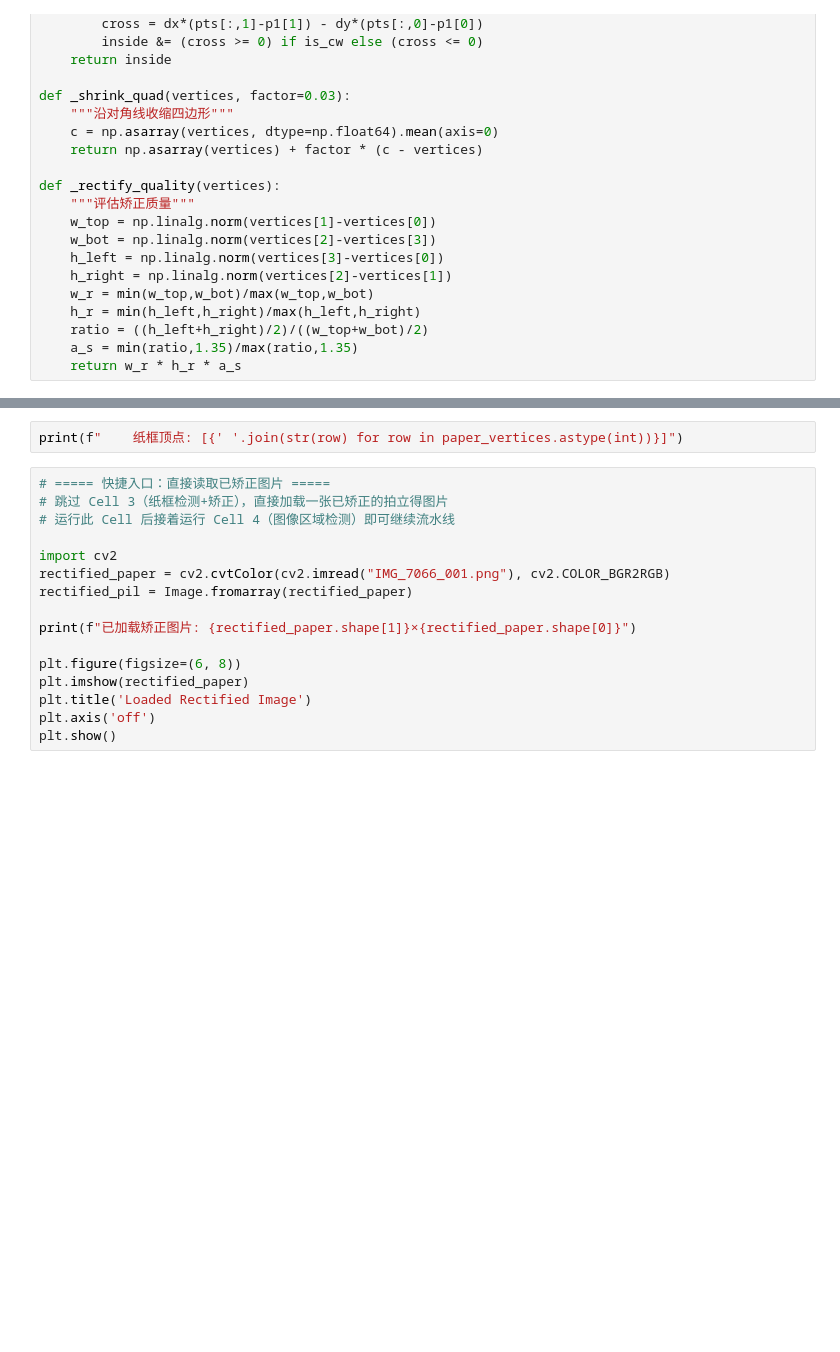
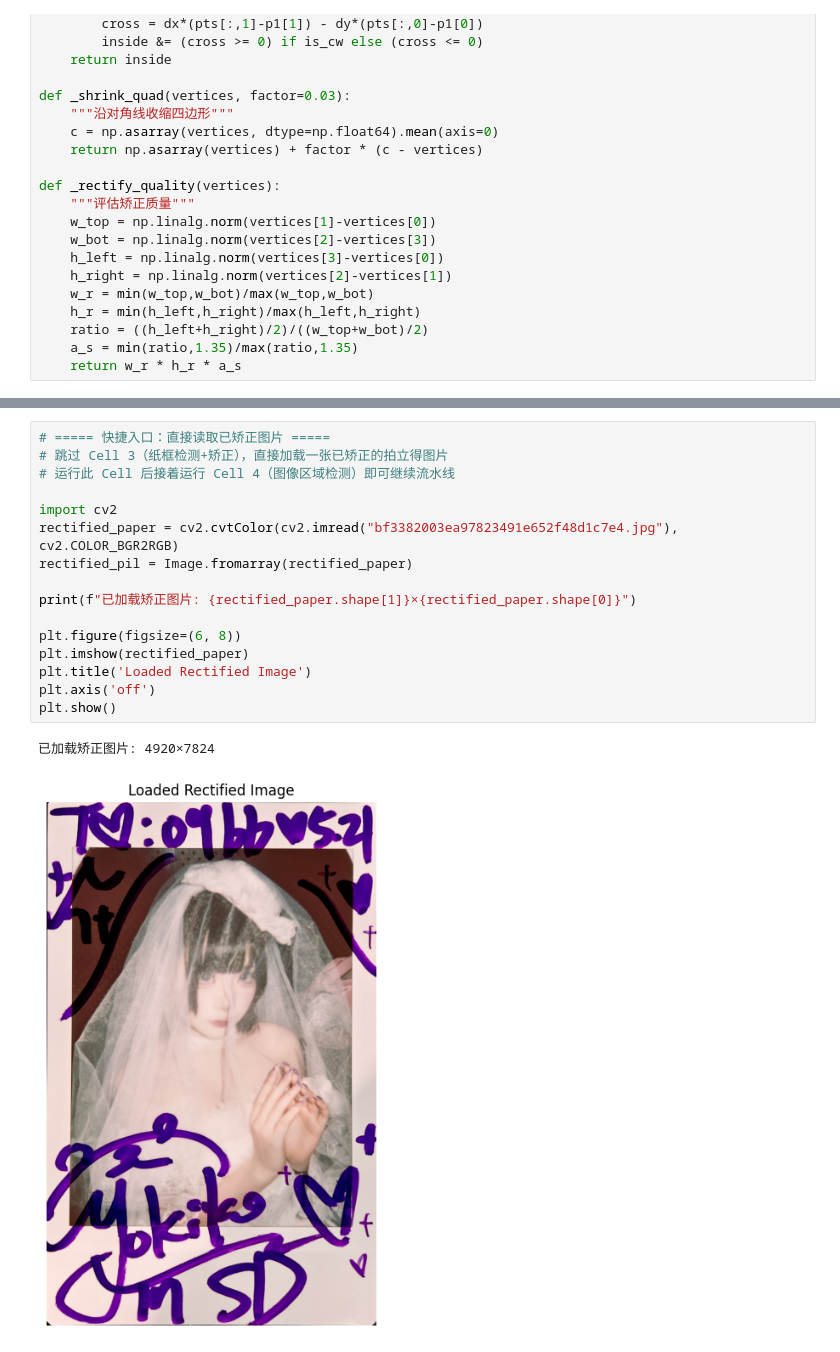
Before and after one commit to czhovo/cheki, a Jupyter notebook: pipeline.ipynb, the cells around one changed output, grey strips where cells are left out. Cells and saved outputs as stored; diff of their text form; blank space fills up the shorter version.

```diff
--- a/pipeline.ipynb
+++ b/pipeline.ipynb
@@ -138,21 +149,22 @@ print(f"矫正尺寸: {rectified_paper.shape}")
-# %%
-print(f"    纸框顶点: [{' '.join(str(row) for row in paper_vertices.astype(int))}]")
 # %%
 # ===== 快捷入口：直接读取已矫正图片 =====
 # 跳过 Cell 3（纸框检测+矫正），直接加载一张已矫正的拍立得图片
 # 运行此 Cell 后接着运行 Cell 4（图像区域检测）即可继续流水线
 
 import cv2
-rectified_paper = cv2.cvtColor(cv2.imread("IMG_7066_001.png"), cv2.COLOR_BGR2RGB)
+rectified_paper = cv2.cvtColor(cv2.imread("bf3382003ea97823491e652f48d1c7e4.jpg"), cv2.COLOR_BGR2RGB)
 rectified_pil = Image.fromarray(rectified_paper)
 
 print(f"已加载矫正图片: {rectified_paper.shape[1]}×{rectified_paper.shape[0]}")
 
 plt.figure(figsize=(6, 8))
 plt.imshow(rectified_paper)
 plt.title('Loaded Rectified Image')
 plt.axis('off')
 plt.show()
+# %% [output]
+已加载矫正图片: 4920×7824
+[figure, added]
 # %%
 # ===== 4a. SAM3 分割图像区域 =====
 rectified_pil = Image.fromarray(rectified_paper)
```
Also changed, not shown: parts of 8 cells of this notebook, 44 other files.
